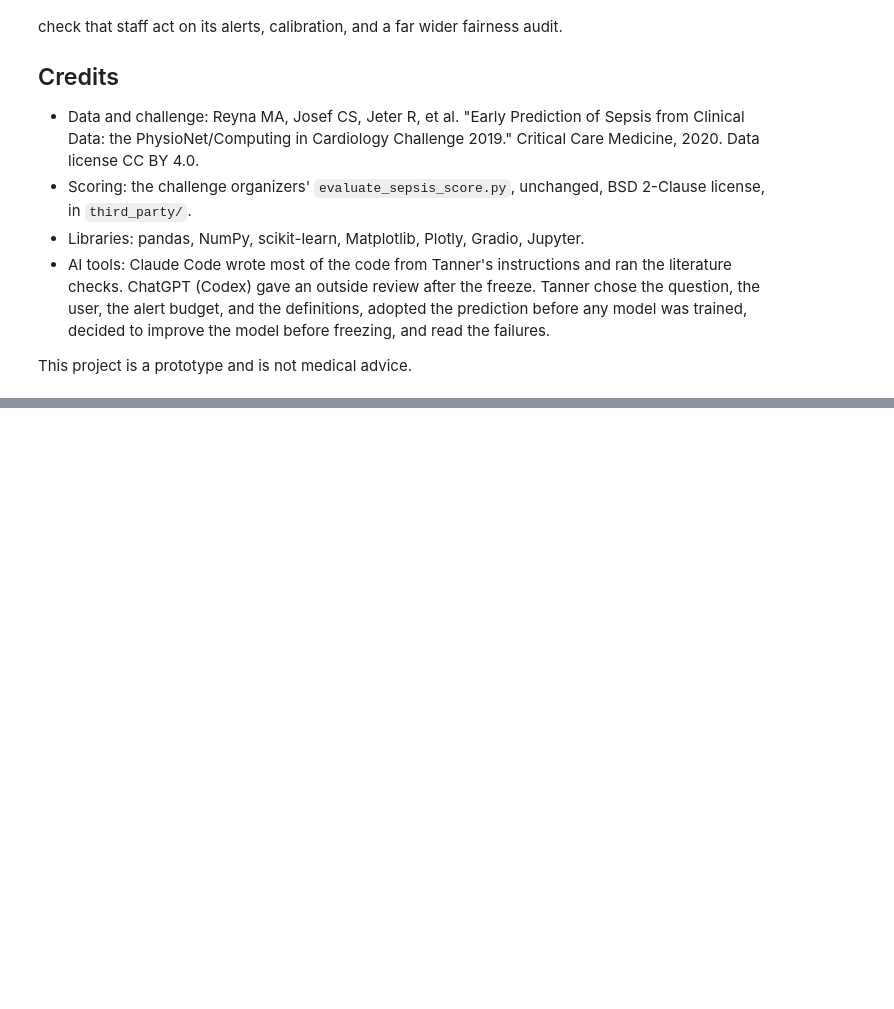
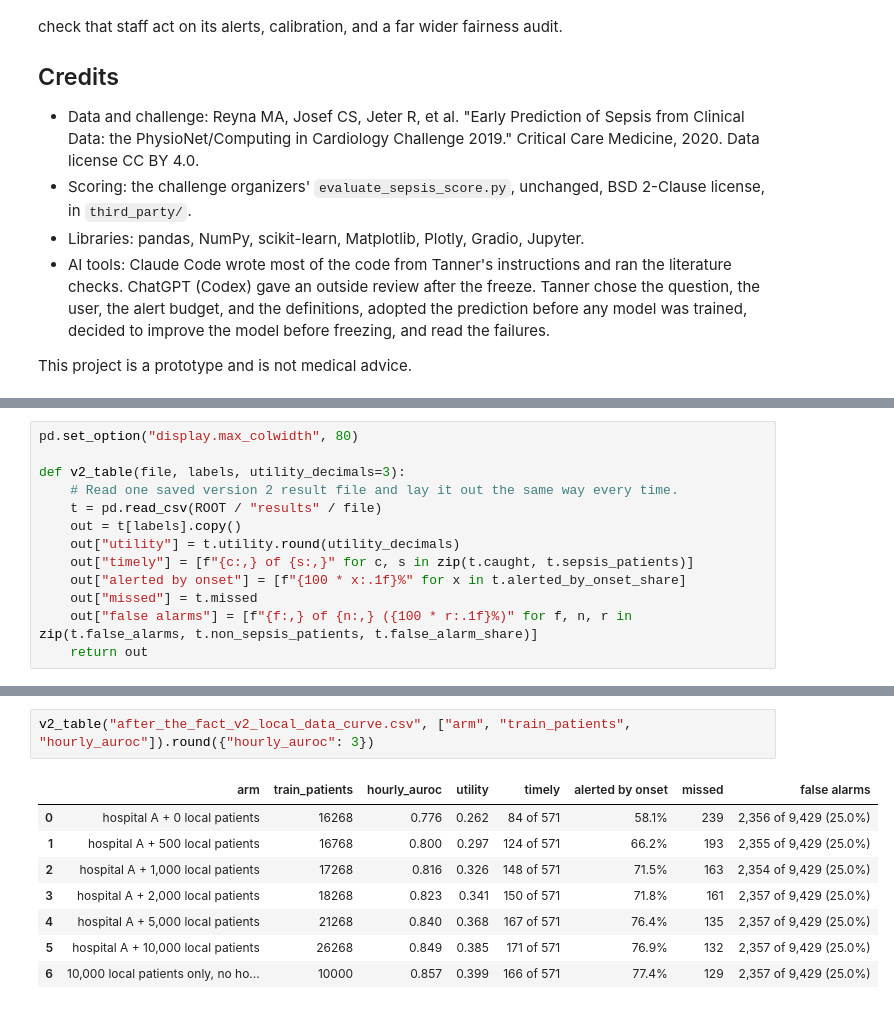
Before and after one commit to tanner0828barber-collab/sepsis-early-warning, a Jupyter notebook: sepsis_early_warning.ipynb, the cells around one changed output, grey strips where cells are left out. Drawn from its saved outputs; the diff is of its cells as text; blank space fills up the shorter version.

```diff
--- a/sepsis_early_warning.ipynb
+++ b/sepsis_early_warning.ipynb
@@ -536,0 +546,13 @@ This project is a prototype and is not medical advice.
+# %%
+pd.set_option("display.max_colwidth", 80)
+
+def v2_table(file, labels, utility_decimals=3):
+    # Read one saved version 2 result file and lay it out the same way every time.
+    t = pd.read_csv(ROOT / "results" / file)
+    out = t[labels].copy()
+    out["utility"] = t.utility.round(utility_decimals)
+    out["timely"] = [f"{c:,} of {s:,}" for c, s in zip(t.caught, t.sepsis_patients)]
+    out["alerted by onset"] = [f"{100 * x:.1f}%" for x in t.alerted_by_onset_share]
+    out["missed"] = t.missed
+    out["false alarms"] = [f"{f:,} of {n:,} ({100 * r:.1f}%)" for f, n, r in zip(t.false_alarms, t.non_sepsis_patients, t.false_alarm_share)]
+    return out
@@ -536,0 +617,11 @@ This project is a prototype and is not medical advice.
+# %%
+v2_table("after_the_fact_v2_local_data_curve.csv", ["arm", "train_patients", "hourly_auroc"]).round({"hourly_auroc": 3})
+# %% [output]
+|  | arm | train_patients | hourly_auroc | utility | timely | alerted by onset | missed | false alarms |
+| 0 | hospital A + 0 local patients | 16268 | 0.776 | 0.262 | 84 of 571 | 58.1% | 239 | 2,356 of 9,429 (25.0%) |
+| 1 | hospital A + 500 local patients | 16768 | 0.800 | 0.297 | 124 of 571 | 66.2% | 193 | 2,355 of 9,429 (25.0%) |
+| 2 | hospital A + 1,000 local patients | 17268 | 0.816 | 0.326 | 148 of 571 | 71.5% | 163 | 2,354 of 9,429 (25.0%) |
+| 3 | hospital A + 2,000 local patients | 18268 | 0.823 | 0.341 | 150 of 571 | 71.8% | 161 | 2,357 of 9,429 (25.0%) |
+| 4 | hospital A + 5,000 local patients | 21268 | 0.840 | 0.368 | 167 of 571 | 76.4% | 135 | 2,357 of 9,429 (25.0%) |
+| 5 | hospital A + 10,000 local patients | 26268 | 0.849 | 0.385 | 171 of 571 | 76.9% | 132 | 2,357 of 9,429 (25.0%) |
+| 6 | 10,000 local patients only, no ho... | 10000 | 0.857 | 0.399 | 166 of 571 | 77.4% | 129 | 2,357 of 9,429 (25.0%) |
```
Also changed, not shown: parts of 14 cells of this notebook, 4 other files.
